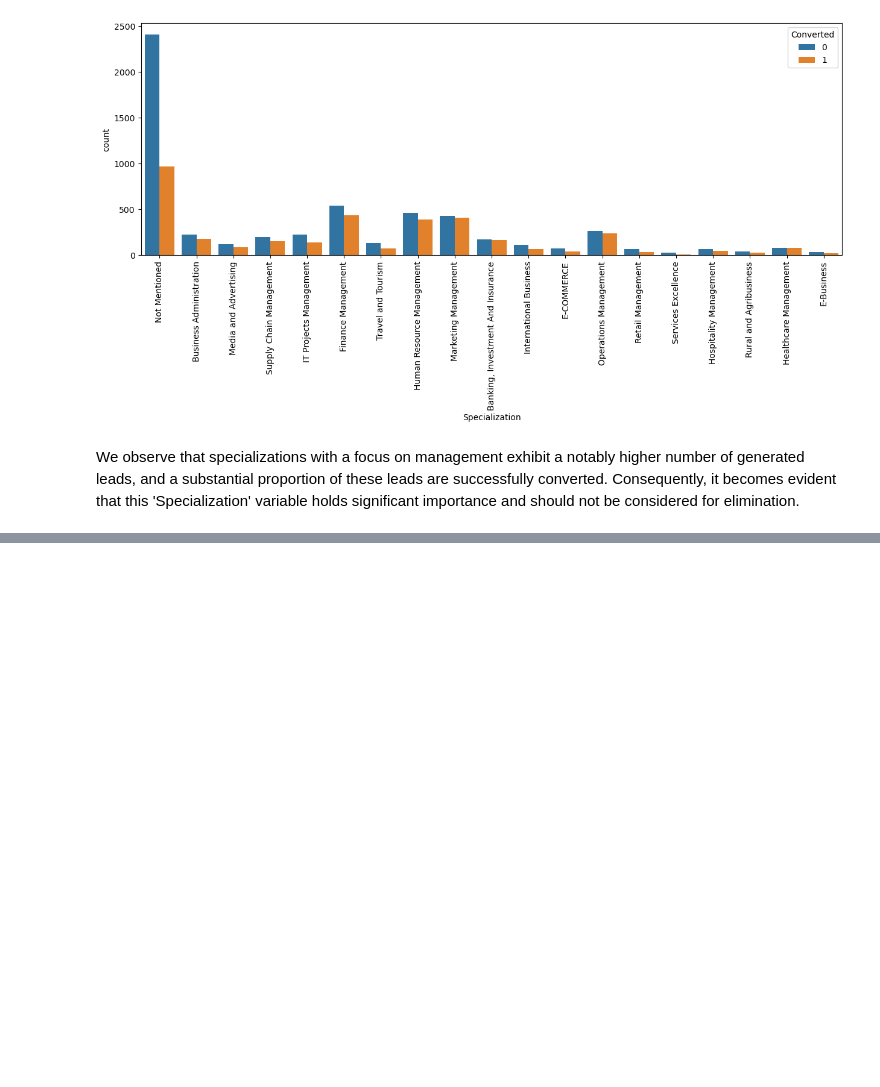
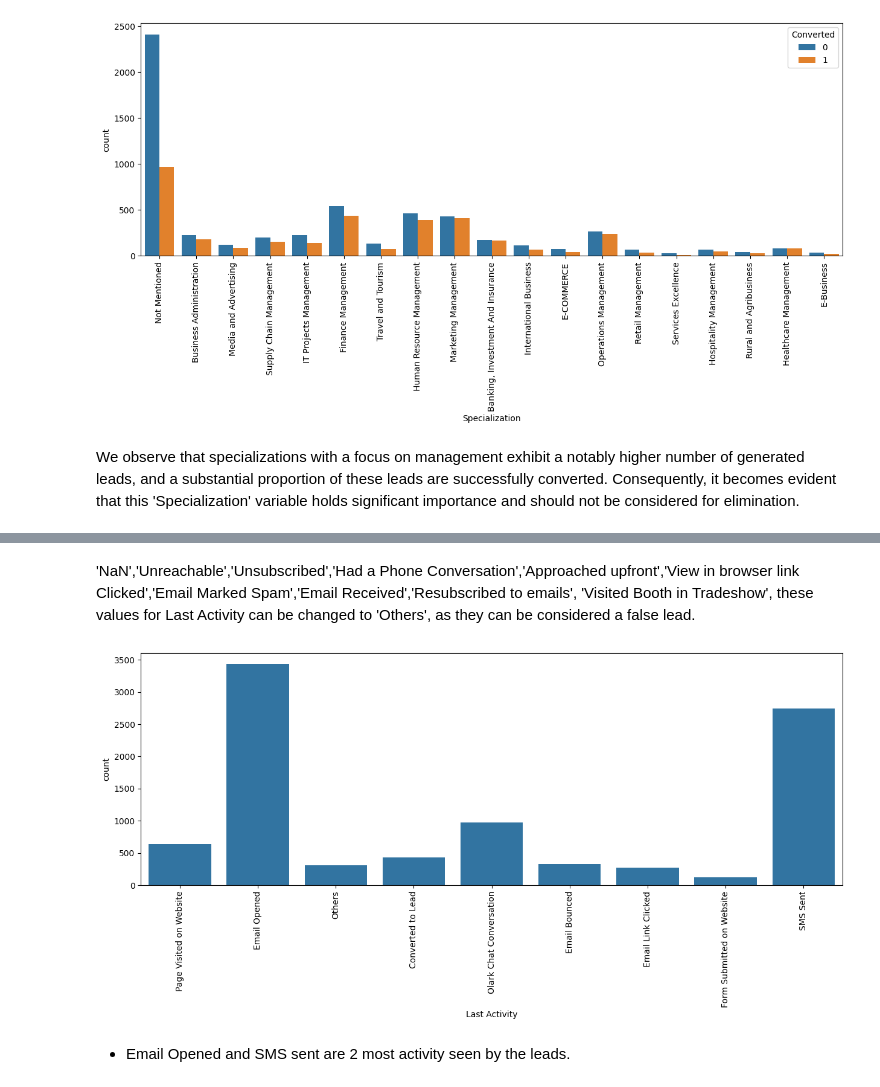
Before and after one commit to Debanik23/Logistic_Regression-Case-Study--Lead-Scoring, a Jupyter notebook: Lead Scoring - Logistic Regression Case Study.ipynb, the cells around one changed output, grey strips where cells are left out. Drawn from its saved outputs; the diff is of its cells as text; code cells hidden in the pictures; blank space fills up the shorter version.

```diff
--- a/Lead Scoring - Logistic Regression Case Study.ipynb
+++ b/Lead Scoring - Logistic Regression Case Study.ipynb
@@ -181,0 +231,17 @@ We observe that specializations with a focus on management exhibit a notably hig
+# %% [markdown]
+'NaN','Unreachable','Unsubscribed','Had a Phone Conversation','Approached upfront','View in browser link Clicked','Email Marked Spam','Email Received','Resubscribed to emails', 'Visited Booth in Tradeshow', these values for Last Activity can be changed to 'Others', as they can be considered a false lead.
+# %%
+#replacing Nan Values and combining low frequency values
+
+df['Last Activity'] = df['Last Activity'].replace(np.nan,'Others')
+df['Last Activity'] = df['Last Activity'].replace(['Unreachable','Unsubscribed','Had a Phone Conversation', 'Approached upfront','View in browser link Clicked', 'Email Marked Spam',
+'Email Received','Resubscribed to emails','Visited Booth in Tradeshow'],'Others')
+# %%
+plt.figure(figsize=(15,5))
+s1=sns.countplot(data=df, x='Last Activity')
+s1.set_xticklabels(s1.get_xticklabels(),rotation=90)
+plt.show()
+# %% [output]
+[figure, added]
+# %% [markdown]
+- Email Opened and SMS sent are 2 most activity seen by the leads.
```
Also changed, not shown: parts of 50 cells of this notebook.
